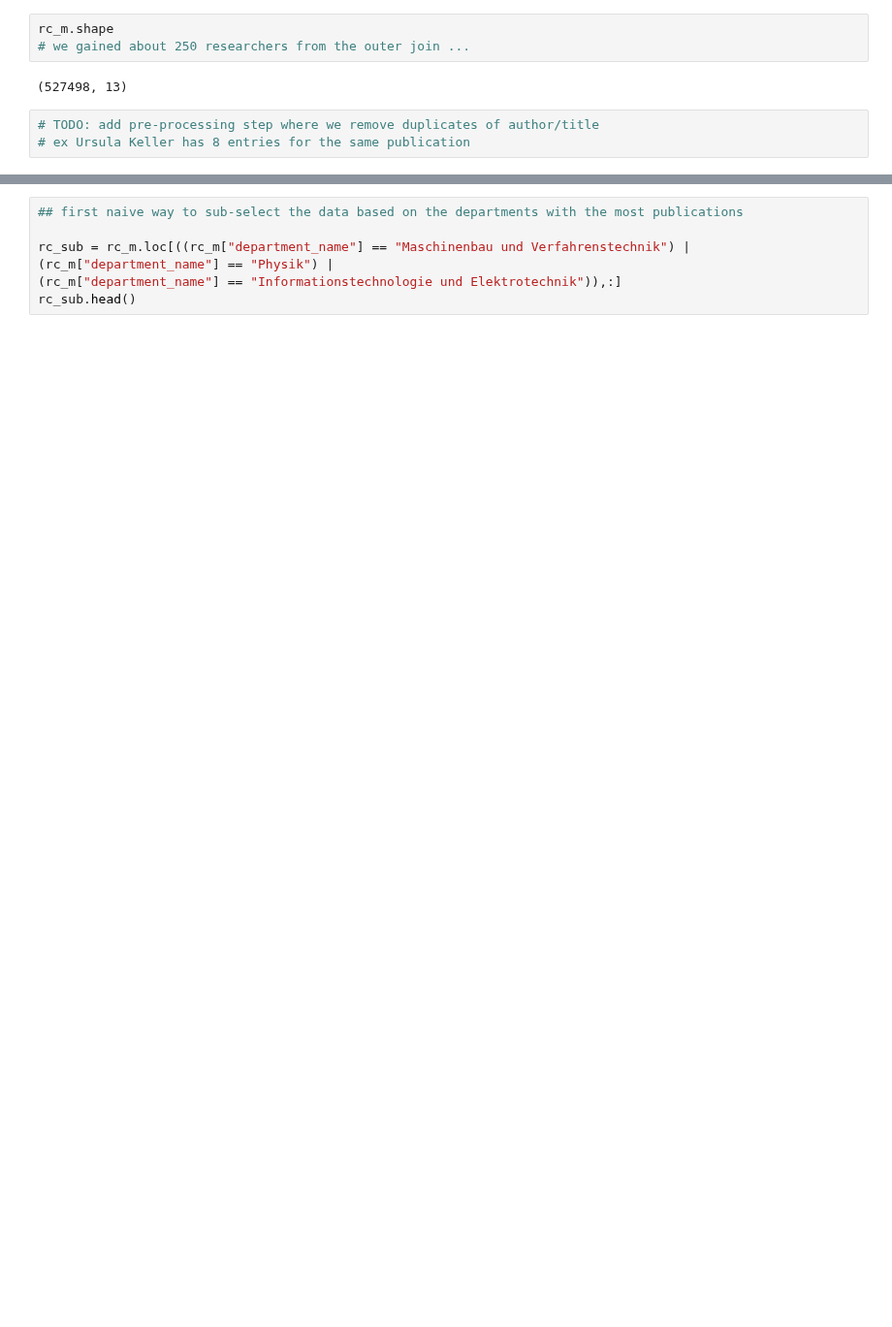
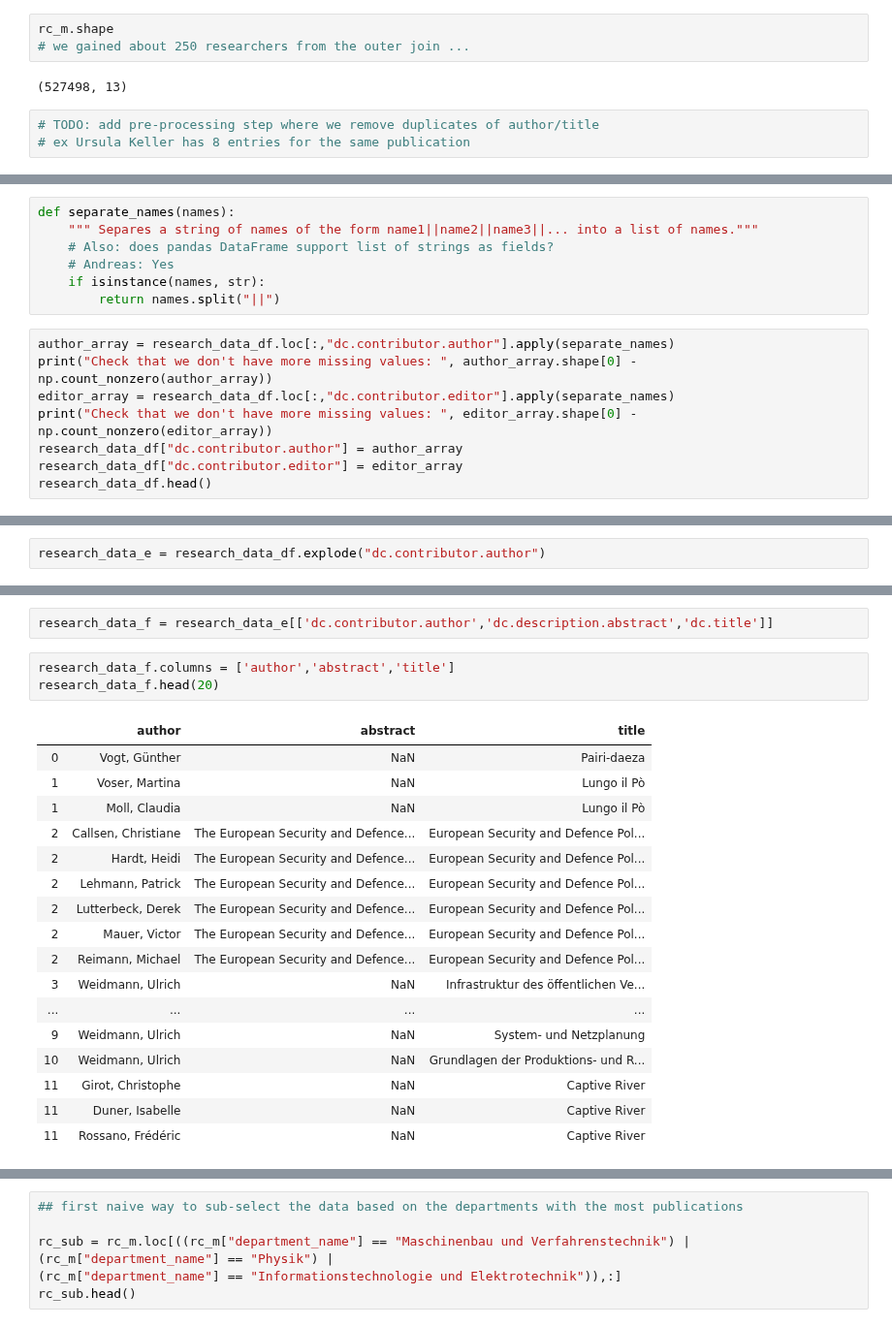
Before and after one commit to GiuliaLanzillotta/ETH_SEARCH, a Jupyter notebook: Data import.ipynb, the cells around one changed output, grey strips where cells are left out. Shown at 97% size. Cells and saved outputs as stored; diff of their text form; blank space fills up the shorter version.

```diff
--- a/Data import.ipynb
+++ b/Data import.ipynb
@@ -207,0 +280,15 @@ rc_m.shape
+# %%
+def separate_names(names):
+    """ Separes a string of names of the form name1||name2||name3||... into a list of names."""
+    # Also: does pandas DataFrame support list of strings as fields?
+    # Andreas: Yes
+    if isinstance(names, str):
+        return names.split("||")
+# %%
+author_array = research_data_df.loc[:,"dc.contributor.author"].apply(separate_names)
+print("Check that we don't have more missing values: ", author_array.shape[0] - np.count_nonzero(author_array))
+editor_array = research_data_df.loc[:,"dc.contributor.editor"].apply(separate_names)
+print("Check that we don't have more missing values: ", editor_array.shape[0] - np.count_nonzero(editor_array))
+research_data_df["dc.contributor.author"] = author_array
+research_data_df["dc.contributor.editor"] = editor_array
+research_data_df.head()
@@ -207,0 +305,2 @@ rc_m.shape
+# %%
+research_data_e = research_data_df.explode("dc.contributor.author")
@@ -207,0 +337,23 @@ rc_m.shape
+# %%
+research_data_f = research_data_e[['dc.contributor.author','dc.description.abstract','dc.title']]
+# %%
+research_data_f.columns = ['author','abstract','title']
+research_data_f.head(20)
+# %% [output]
+|  | author | abstract | title |
+| 0 | Vogt, Günther | NaN | Pairi-daeza |
+| 1 | Voser, Martina | NaN | Lungo il Pò |
+| 1 | Moll, Claudia | NaN | Lungo il Pò |
+| 2 | Callsen, Christiane | The European Security and Defence... | European Security and Defence Pol... |
+| 2 | Hardt, Heidi | The European Security and Defence... | European Security and Defence Pol... |
+| 2 | Lehmann, Patrick | The European Security and Defence... | European Security and Defence Pol... |
+| 2 | Lutterbeck, Derek | The European Security and Defence... | European Security and Defence Pol... |
+| 2 | Mauer, Victor | The European Security and Defence... | European Security and Defence Pol... |
+| 2 | Reimann, Michael | The European Security and Defence... | European Security and Defence Pol... |
+| 3 | Weidmann, Ulrich | NaN | Infrastruktur des öffentlichen Ve... |
+| ... | ... | ... | ... |
+| 9 | Weidmann, Ulrich | NaN | System- und Netzplanung |
+| 10 | Weidmann, Ulrich | NaN | Grundlagen der Produktions- und R... |
+| 11 | Girot, Christophe | NaN | Captive River |
+| 11 | Duner, Isabelle | NaN | Captive River |
+| 11 | Rossano, Frédéric | NaN | Captive River |
```
Also changed, not shown: parts of 21 cells of this notebook.
